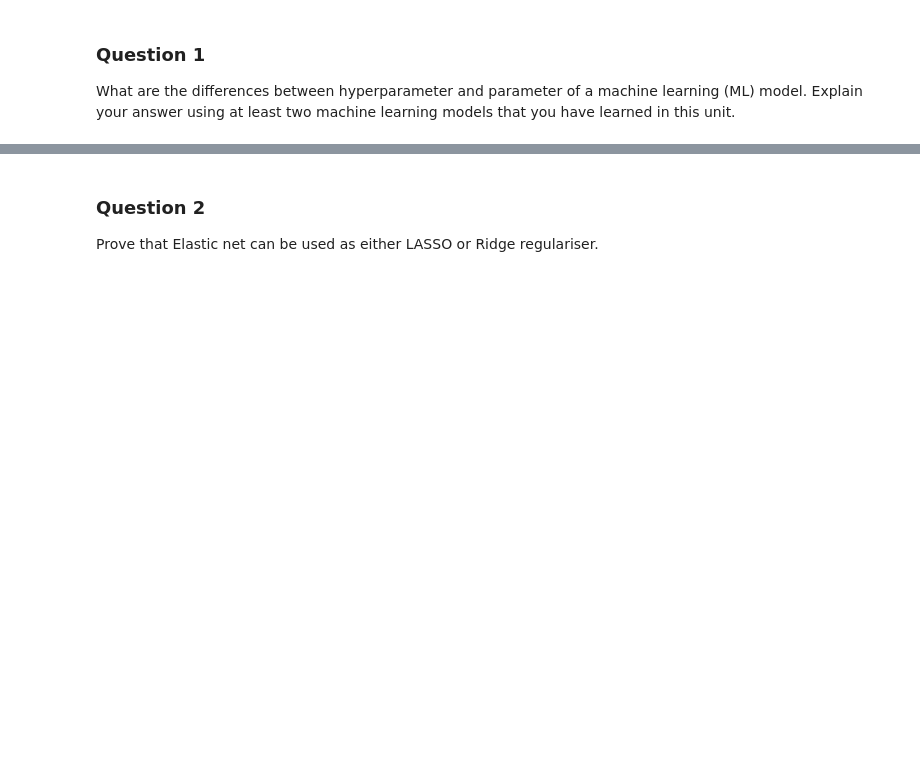
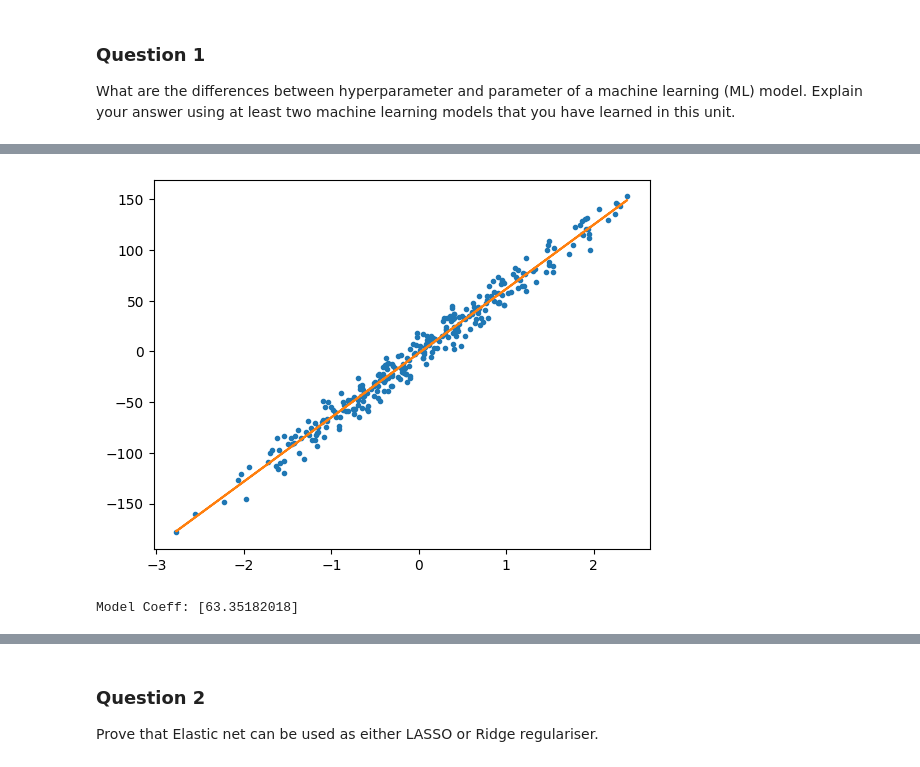
Before and after one commit to NNCT2904/SIT720-MachineLearning, a Jupyter notebook: Assignment3/Assignment3.ipynb, the cells around one changed output, grey strips where cells are left out. Cells and saved outputs as stored; diff of their text form; code cells hidden in the pictures; blank space fills up the shorter version.

```diff
--- a/Assignment3/Assignment3.ipynb
+++ b/Assignment3/Assignment3.ipynb
@@ -20,0 +51,19 @@ Explain your answer using at least two machine learning models that you have lea
+# %%
+# Example 1: Lasso regression
+# Hyperparameter: alpha and max_iter
+# parameter: coef_
+
+lassoreg = Lasso(alpha=0.1, max_iter=100)
+
+lassoreg.fit(X,Y)
+
+Y_pred_example = lassoreg.predict(X)
+
+plt.plot(X, Y, '.')
+plt.plot(X , Y_pred_example, '-')
+plt.show()
+
+print(f'Model Coeff: {lassoreg.coef_}')
+# %% [output]
+[figure, added]
+Model Coeff: [63.35182018]
```
Also changed, not shown: parts of 6 cells of this notebook.
